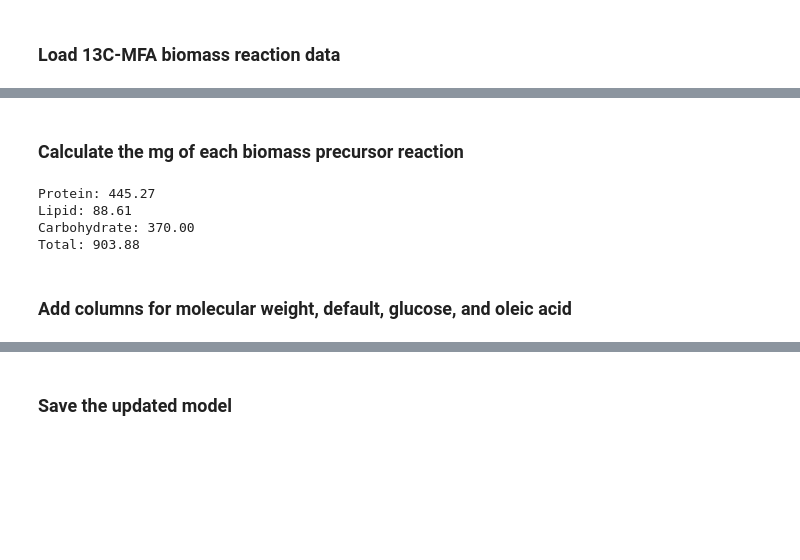
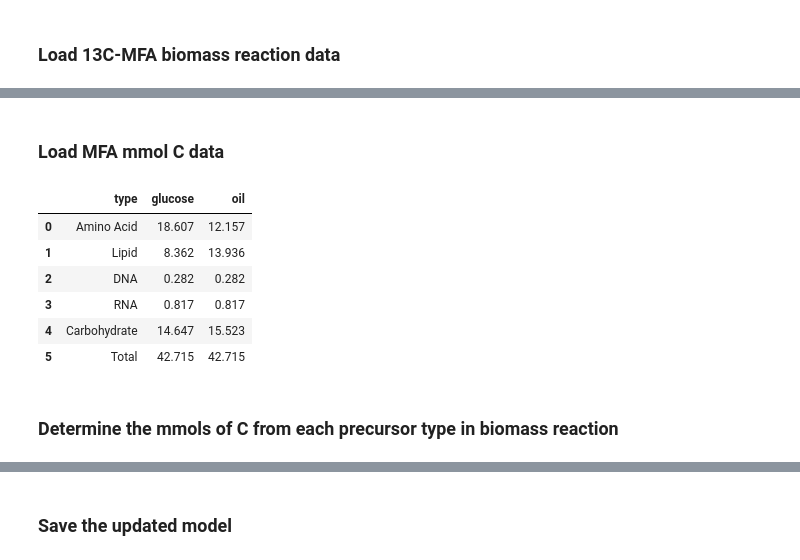
Before and after one commit to garrettroell/yarrrowia_eflux2, a Jupyter notebook: notebooks/Supp_B_biomass_reactions.ipynb, the cells around one changed output, grey strips where cells are left out. Cells and saved outputs as stored; diff of their text form; code cells hidden in the pictures; blank space fills up the shorter version.

```diff
--- a/notebooks/Supp_B_biomass_reactions.ipynb
+++ b/notebooks/Supp_B_biomass_reactions.ipynb
@@ -90,39 +67,16 @@ gsm_biomass_reaction_df
 | 46 | Zymosterol | zymst[c] | Lipid |
+# %% [markdown]
+### Load MFA mmol C data
+# %%
+mfa_biomass_mmol_c_df = pd.read_csv("../data/biomass_composition/mfa_biomass_mmol_c.csv")
+mfa_biomass_mmol_c_df
+# %% [output]
+|  | type | glucose | oil |
+| 0 | Amino Acid | 18.607 | 12.157 |
+| 1 | Lipid | 8.362 | 13.936 |
+| 2 | DNA | 0.282 | 0.282 |
+| 3 | RNA | 0.817 | 0.817 |
+| 4 | Carbohydrate | 14.647 | 15.523 |
+| 5 | Total | 42.715 | 42.715 |
 # %% [markdown]
-### Calculate the mg of each biomass precursor reaction
+### Determine the mmols of C from each precursor type in biomass reaction
-# %%
-c_limited_biomass_reaction = model.reactions.get_by_id("biomass_C")
-
-protein_mg = 0
-lipid_mg = 0
-carbohydrate_mg = 0
-
-for _, row in gsm_biomass_reaction_df.iterrows():
-    metabolite_id = row.gsm_metabolite_id
-    metabolite = model.metabolites.get_by_id(metabolite_id)
-    type = row.metabolite_type
-
-    coefficient = -1 * c_limited_biomass_reaction.metabolites[metabolite]
-    molar_mass = metabolite.formula_weight
-
-    # ignore products of biomass reaction
-    if coefficient < 0:
-        continue
-    elif type == "Protein":
-        protein_mg += coefficient * molar_mass
-    elif type == "Lipid":
-        lipid_mg += coefficient * molar_mass
-    elif type == "Carbohydrate":
-        carbohydrate_mg += coefficient * molar_mass
-
-print(f'Protein: {protein_mg:.2f}')
-print(f'Lipid: {lipid_mg:.2f}')
-print(f'Carbohydrate: {carbohydrate_mg:.2f}')
-print(f'Total: {protein_mg + lipid_mg + carbohydrate_mg:.2f}')
-# %% [output]
-Protein: 445.27
-Lipid: 88.61
-Carbohydrate: 370.00
-Total: 903.88
-# %% [markdown]
-### Add columns for molecular weight, default, glucose, and oleic acid
```
Also changed, not shown: parts of 35 cells of this notebook, 30 other files.
